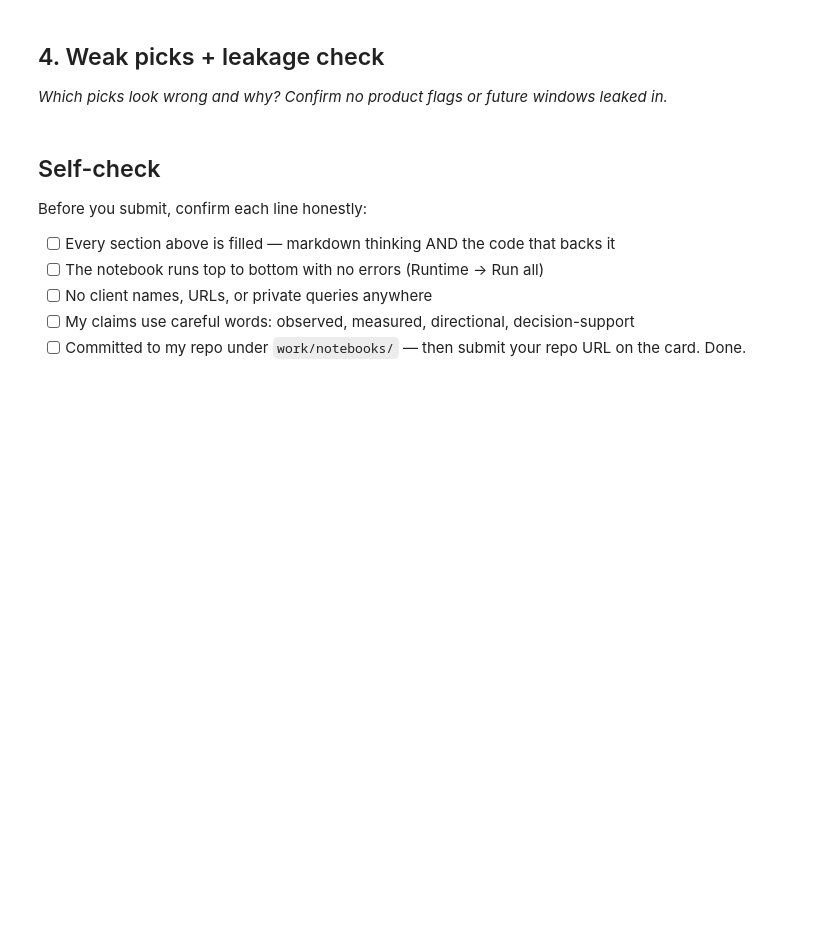
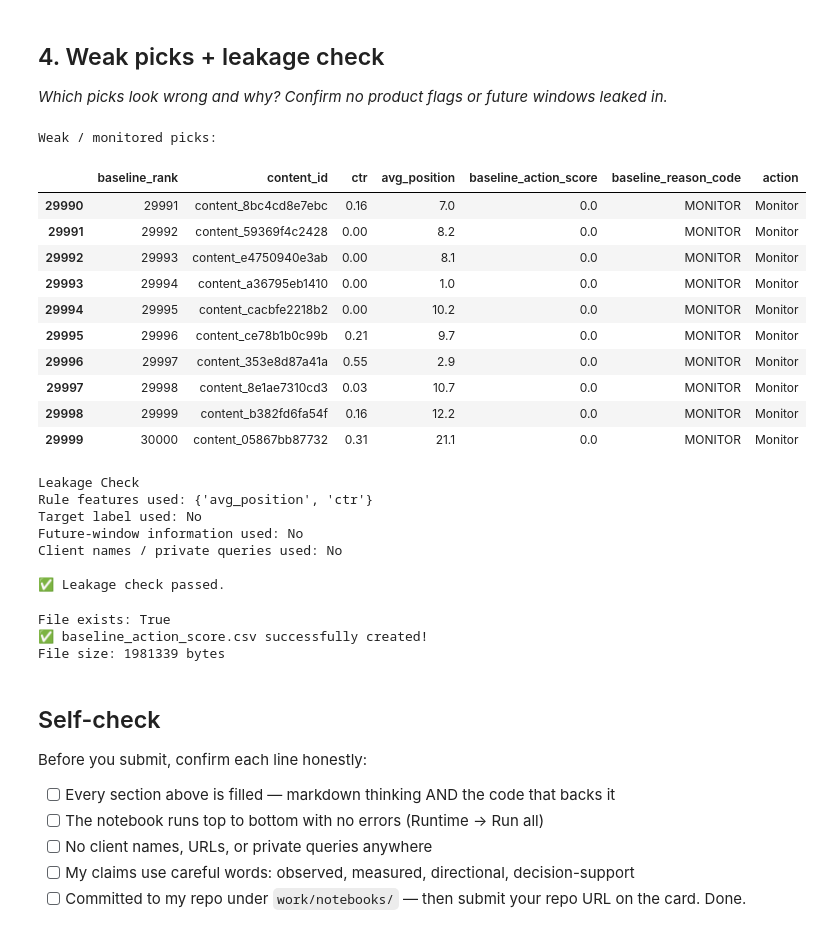
Before and after one commit to umm319/flyrank-ml-internship, a Jupyter notebook: work/notebooks/w04_baseline_score.ipynb, the cells around one changed output. Saved outputs shown, nothing was run; the diff lists cells and outputs as text; code cells hidden in the pictures; blank space fills up the shorter version.

```diff
--- a/work/notebooks/w04_baseline_score.ipynb
+++ b/work/notebooks/w04_baseline_score.ipynb
@@ -68,6 +280,61 @@ I checked my baseline rule to ensure it does not use any future information or t
 ## 4. Weak picks + leakage check
 
 *Which picks look wrong and why? Confirm no product flags or future windows leaked in.*
+# %%
+# ML-07 — Weak Picks + Leakage Check
+
+# Weak picks: pages that do not meet the baseline rule
+weak_picks = baseline_queue[
+    baseline_queue["baseline_reason_code"] == "MONITOR"
+].tail(10)
+
+print("Weak / monitored picks:")
+display(weak_picks)
+
+# Leakage check
+rule_features = {"ctr", "avg_position"}
+
+print("\nLeakage Check")
+print("Rule features used:", rule_features)
+print("Target label used: No")
+print("Future-window information used: No")
+print("Client names / private queries used: No")
+
+print("\n✅ Leakage check passed.")
+# %% [output]
+Weak / monitored picks:
+|  | baseline_rank | content_id | ctr | avg_position | baseline_action_score | baseline_reason_code | action |
+| 29990 | 29991 | content_8bc4cd8e7ebc | 0.16 | 7.0 | 0.0 | MONITOR | Monitor |
+| 29991 | 29992 | content_59369f4c2428 | 0.00 | 8.2 | 0.0 | MONITOR | Monitor |
+| 29992 | 29993 | content_e4750940e3ab | 0.00 | 8.1 | 0.0 | MONITOR | Monitor |
+| 29993 | 29994 | content_a36795eb1410 | 0.00 | 1.0 | 0.0 | MONITOR | Monitor |
+| 29994 | 29995 | content_cacbfe2218b2 | 0.00 | 10.2 | 0.0 | MONITOR | Monitor |
+| 29995 | 29996 | content_ce78b1b0c99b | 0.21 | 9.7 | 0.0 | MONITOR | Monitor |
+| 29996 | 29997 | content_353e8d87a41a | 0.55 | 2.9 | 0.0 | MONITOR | Monitor |
+| 29997 | 29998 | content_8e1ae7310cd3 | 0.03 | 10.7 | 0.0 | MONITOR | Monitor |
+| 29998 | 29999 | content_b382fd6fa54f | 0.16 | 12.2 | 0.0 | MONITOR | Monitor |
+| 29999 | 30000 | content_05867bb87732 | 0.31 | 21.1 | 0.0 | MONITOR | Monitor |
+Leakage Check
+Rule features used: {'avg_position', 'ctr'}
+Target label used: No
+Future-window information used: No
+Client names / private queries used: No
+
+✅ Leakage check passed.
+# %%
+import os
+
+output_path = "/content/flyrank-ml-internship/work/outputs/baseline_action_score.csv"
+
+print("File exists:", os.path.exists(output_path))
+
+if os.path.exists(output_path):
+    print("✅ baseline_action_score.csv successfully created!")
+    print("File size:", os.path.getsize(output_path), "bytes")
+# %% [output]
+File exists: True
+✅ baseline_action_score.csv successfully created!
+File size: 1981339 bytes
 # %% [markdown]
 ## Self-check
 
```
Also changed, not shown: parts of 3 cells of this notebook.
